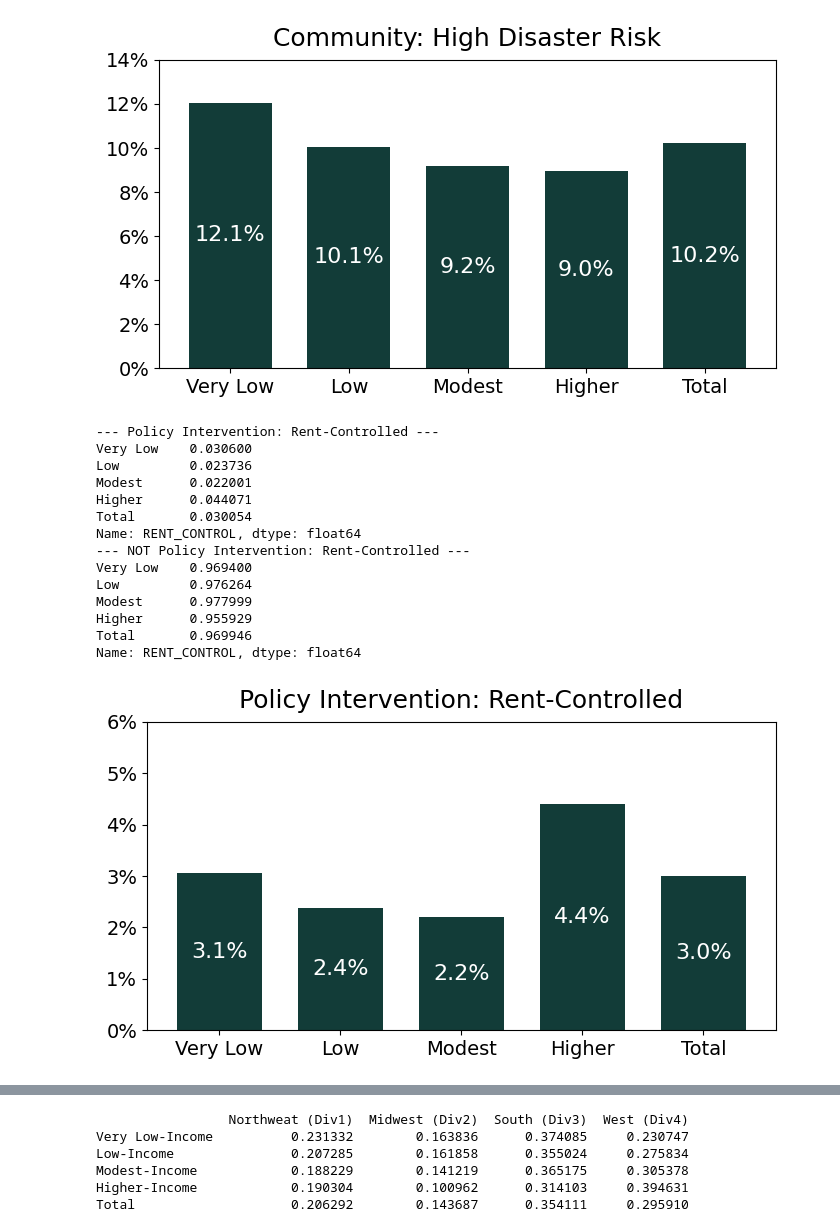
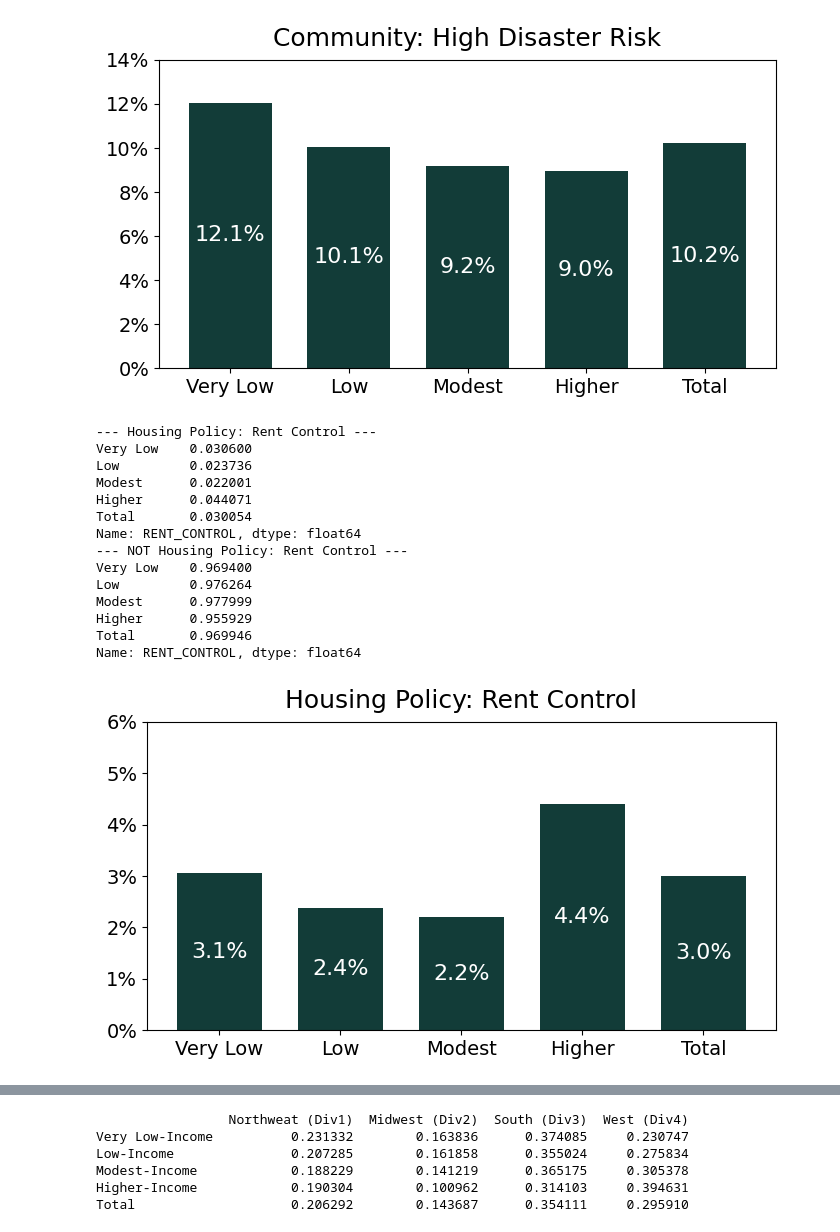
Before and after one commit to GeunSangOh/housing-insecurity, a Jupyter notebook: 02_EDA.ipynb, the cells around one changed output, grey strips where cells are left out. Cells and saved outputs as stored; diff of their text form; code cells hidden in the pictures.

```diff
--- a/02_EDA.ipynb
+++ b/02_EDA.ipynb
@@ -879,23 +879,23 @@ Name: HIGH_RISK, dtype: float64
 # %%
 # EDA: rent-controlled
 single_barplot_by_income_for_binary(ahs21_pre, 'RENT_CONTROL',
-                                    'Policy Intervention: Rent-Controlled',
+                                    'Housing Policy: Rent Control',
                                     (7, 4), [0, 0.06])
 # %% [output]
---- Policy Intervention: Rent-Controlled ---
+--- Housing Policy: Rent Control ---
 Very Low    0.030600
 Low         0.023736
 Modest      0.022001
 Higher      0.044071
 Total       0.030054
 Name: RENT_CONTROL, dtype: float64
---- NOT Policy Intervention: Rent-Controlled ---
+--- NOT Housing Policy: Rent Control ---
 Very Low    0.969400
 Low         0.976264
 Modest      0.977999
 Higher      0.955929
 Total       0.969946
 Name: RENT_CONTROL, dtype: float64
-[figure, old version]
+[figure, new version]
 # %%
 # EDA: HUD-assisted
```
Also changed, not shown: parts of 4 cells of this notebook.
